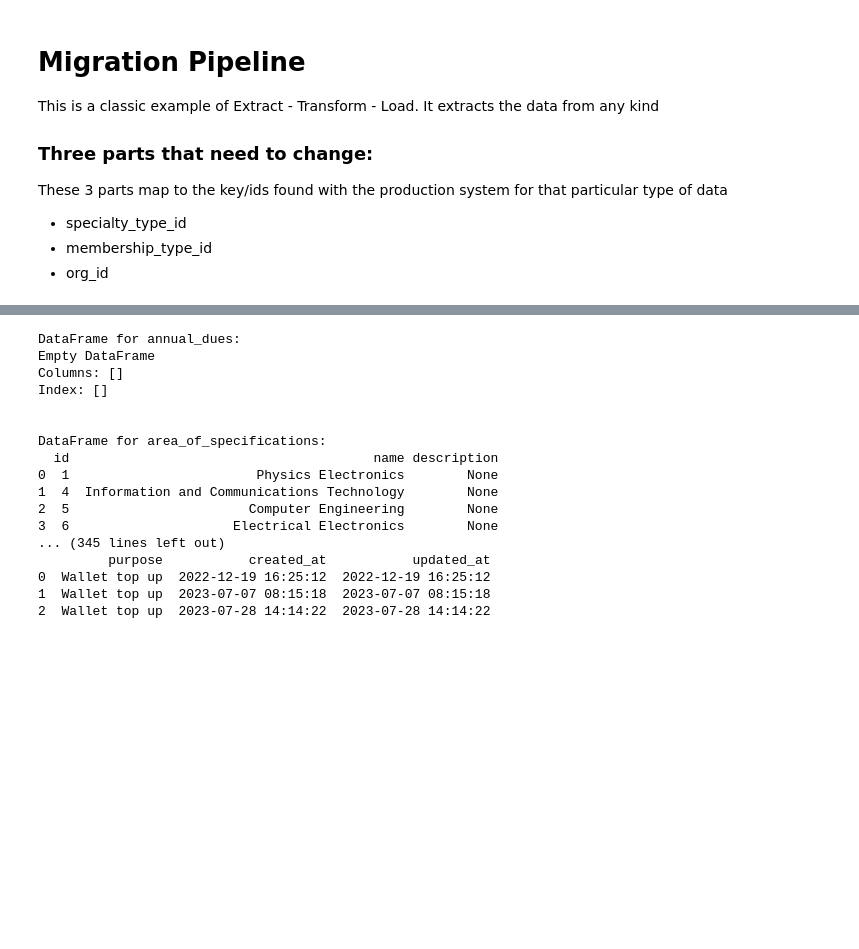
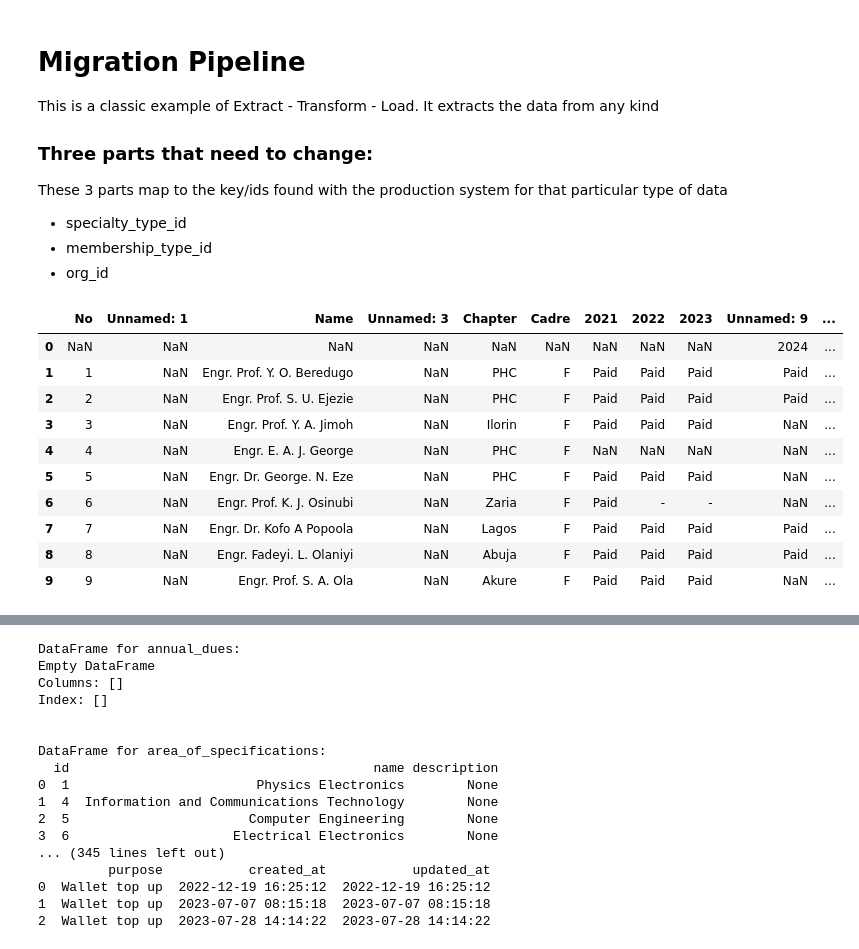
Before and after one commit to KingNonso/simple-data-migration-project, a Jupyter notebook: Data Migration Project.ipynb, the cells around one changed output, grey strips where cells are left out. Saved outputs shown, nothing was run; the diff lists cells and outputs as text; code cells hidden in the pictures; blank space fills up the shorter version.

Commit message:
started nige migration

```diff
--- a/Data Migration Project.ipynb
+++ b/Data Migration Project.ipynb
@@ -14,0 +16,15 @@ from datetime import datetime
+# %%
+df = pd.read_csv('/Users/nonso/Downloads/nige.csv', skiprows=[0, 1])
+df.head(10)
+# %% [output]
+|  | No | Unnamed: 1 | Name | Unnamed: 3 | Chapter | Cadre | 2021 | 2022 | 2023 | Unnamed: 9 | ... |
+| 0 | NaN | NaN | NaN | NaN | NaN | NaN | NaN | NaN | NaN | 2024 | ... |
+| 1 | 1 | NaN | Engr. Prof. Y. O. Beredugo | NaN | PHC | F | Paid | Paid | Paid | Paid | ... |
+| 2 | 2 | NaN | Engr. Prof. S. U. Ejezie | NaN | PHC | F | Paid | Paid | Paid | Paid | ... |
+| 3 | 3 | NaN | Engr. Prof. Y. A. Jimoh | NaN | Ilorin | F | Paid | Paid | Paid | NaN | ... |
+| 4 | 4 | NaN | Engr. E. A. J. George | NaN | PHC | F | NaN | NaN | NaN | NaN | ... |
+| 5 | 5 | NaN | Engr. Dr. George. N. Eze | NaN | PHC | F | Paid | Paid | Paid | NaN | ... |
+| 6 | 6 | NaN | Engr. Prof. K. J. Osinubi | NaN | Zaria | F | Paid | - | - | NaN | ... |
+| 7 | 7 | NaN | Engr. Dr. Kofo A Popoola | NaN | Lagos | F | Paid | Paid | Paid | Paid | ... |
+| 8 | 8 | NaN | Engr. Fadeyi. L. Olaniyi | NaN | Abuja | F | Paid | Paid | Paid | Paid | ... |
+| 9 | 9 | NaN | Engr. Prof. S. A. Ola | NaN | Akure | F | Paid | Paid | Paid | NaN | ... |
```
Also changed, not shown: parts of 6 cells of this notebook, 3 other files.
